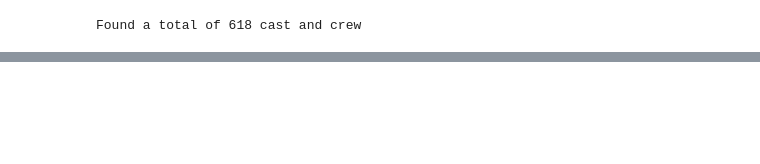
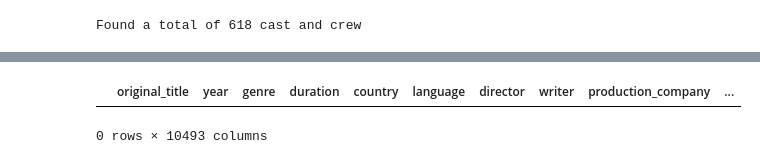
Before and after one commit to nicolefejfar/Team-Awesome-Final-Project, a Jupyter notebook: 2021 Prediction Web Scraping.ipynb, the cells around one changed output, grey strips where cells are left out. Cells and saved outputs as stored; diff of their text form; code cells hidden in the pictures; blank space fills up the shorter version.

```diff
--- a/2021 Prediction Web Scraping.ipynb
+++ b/2021 Prediction Web Scraping.ipynb
@@ -95,0 +101,6 @@ Found a total of 618 cast and crew
+# %%
+empty_movies = movies[0:0]
+empty_movies.head()
+# %% [output]
+|  | original_title | year | genre | duration | country | language | director | writer | production_company | ... |
+0 rows × 10493 columns
```
Also changed, not shown: parts of 11 cells of this notebook, 3 other files.
